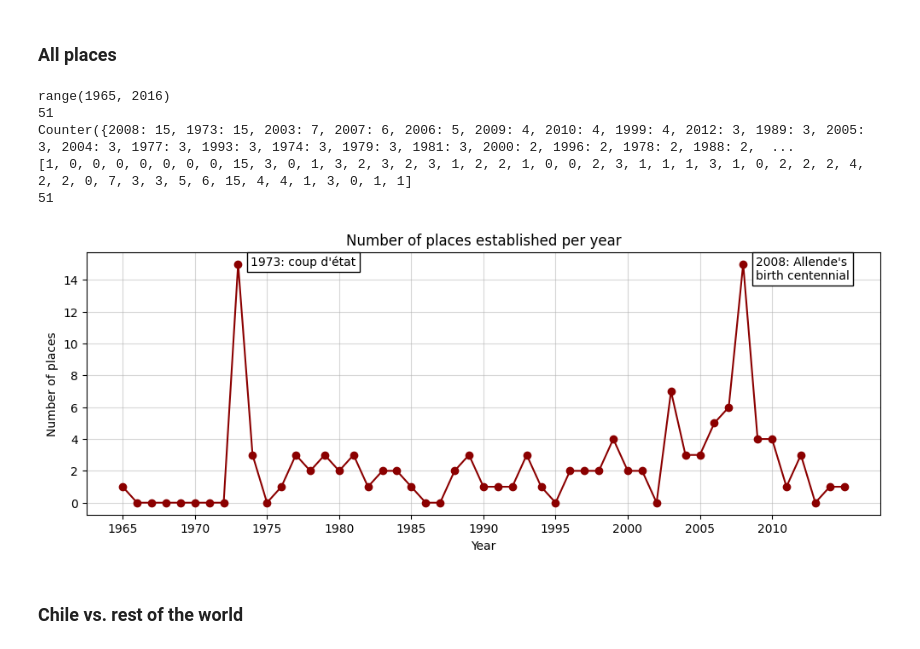
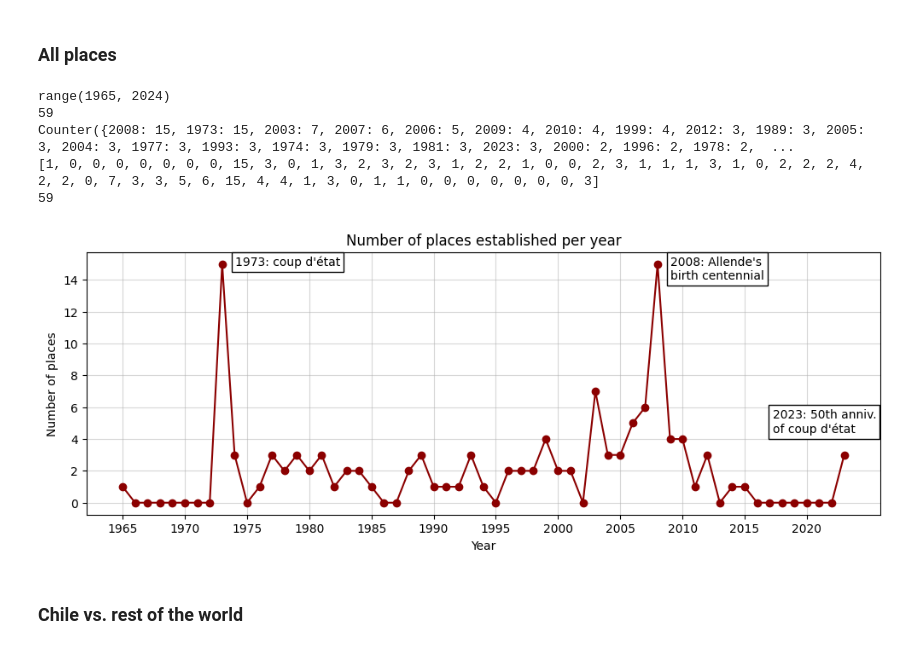
Before and after one commit to jamiegcan/a-place-for-salvador-allende, a Jupyter notebook: src/a_place_for_salvador_allende_data_visualizations.ipynb, the cells around one changed output. Cells and saved outputs as stored; diff of their text form; code cells hidden in the pictures.

```diff
--- a/src/a_place_for_salvador_allende_data_visualizations.ipynb
+++ b/src/a_place_for_salvador_allende_data_visualizations.ipynb
@@ -461,40 +461,42 @@ print(len(x_all))
 
 # Y-AXIS: NUMBER OF ESTABLISHMENTS PER YEAR
 # count number of establishments per year
 x_count = Counter(x_init)
 print(x_count)
 # extract the counts
 y_all = []
 for x in x_all:
     y_all.append(x_count[x])
 print(y_all)
 print(len(y_all))
 
 # convert x and y axes into numpy arrays for plt's use
 x_all = np.array(x_all)
 y_all = np.array(y_all)
 
 # now create the plot
 plt.figure(figsize=(12,4))
 plt.plot(x_all, y_all, color='DarkRed', marker='o')
-plt.xticks(np.arange(1965, 2015, step=5))
+plt.xticks(np.arange(1965, 2023, step=5))
 plt.yticks(np.arange(0, 15, step=2))
 plt.grid(alpha=0.5)
 plt.title('Number of places established per year')
 plt.xlabel('Year')
 plt.ylabel('Number of places')
 plt.annotate('1973: coup d\'état', xy=(1973,15), textcoords='offset pixels', xytext=(15,-2), bbox=dict(boxstyle="square,pad=0.3",
                       facecolor="white"))
 plt.annotate('2008: Allende\'s\nbirth centennial', xy=(2008,15), textcoords='offset pixels', xytext=(15,-18), bbox=dict(boxstyle="square,pad=0.3",
                       facecolor="white"))
+plt.annotate('2023: 50th anniv.\nof coup d\'état', xy=(2023,2), textcoords='offset pixels', xytext=(-84,45), bbox=dict(boxstyle="square,pad=0.3",
+                      facecolor="white"))
 plt.show()
 # %% [output]
-range(1965, 2016)
-51
-Counter({2008: 15, 1973: 15, 2003: 7, 2007: 6, 2006: 5, 2009: 4, 2010: 4, 1999: 4, 2012: 3, 1989: 3, 2005: 3, 2004: 3, 1977: 3, 1993: 3, 1974: 3, 1979: 3, 1981: 3, 2000: 2, 1996: 2, 1978: 2, 1988: 2,  ...
-[1, 0, 0, 0, 0, 0, 0, 0, 15, 3, 0, 1, 3, 2, 3, 2, 3, 1, 2, 2, 1, 0, 0, 2, 3, 1, 1, 1, 3, 1, 0, 2, 2, 2, 4, 2, 2, 0, 7, 3, 3, 5, 6, 15, 4, 4, 1, 3, 0, 1, 1]
-51
+range(1965, 2024)
+59
+Counter({2008: 15, 1973: 15, 2003: 7, 2007: 6, 2006: 5, 2009: 4, 2010: 4, 1999: 4, 2012: 3, 1989: 3, 2005: 3, 2004: 3, 1977: 3, 1993: 3, 1974: 3, 1979: 3, 1981: 3, 2023: 3, 2000: 2, 1996: 2, 1978: 2,  ...
+[1, 0, 0, 0, 0, 0, 0, 0, 15, 3, 0, 1, 3, 2, 3, 2, 3, 1, 2, 2, 1, 0, 0, 2, 3, 1, 1, 1, 3, 1, 0, 2, 2, 2, 4, 2, 2, 0, 7, 3, 3, 5, 6, 15, 4, 4, 1, 3, 0, 1, 1, 0, 0, 0, 0, 0, 0, 0, 3]
+59
-[figure, old version]
+[figure, new version]
 # %% [markdown]
 ### Chile vs. rest of the world
 # %%
```
Also changed, not shown: parts of 12 cells of this notebook, 41 other files.
